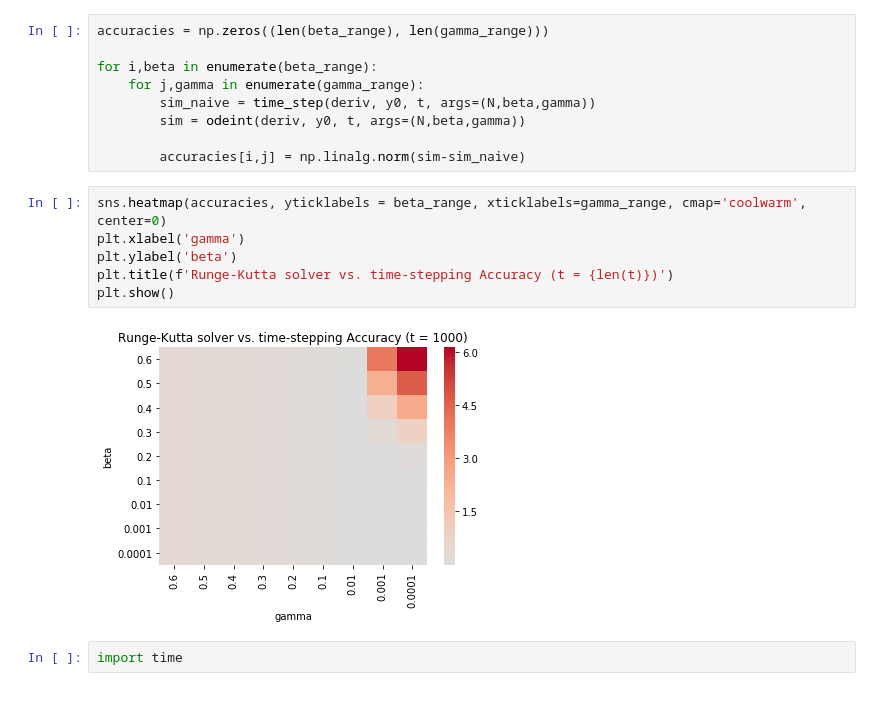
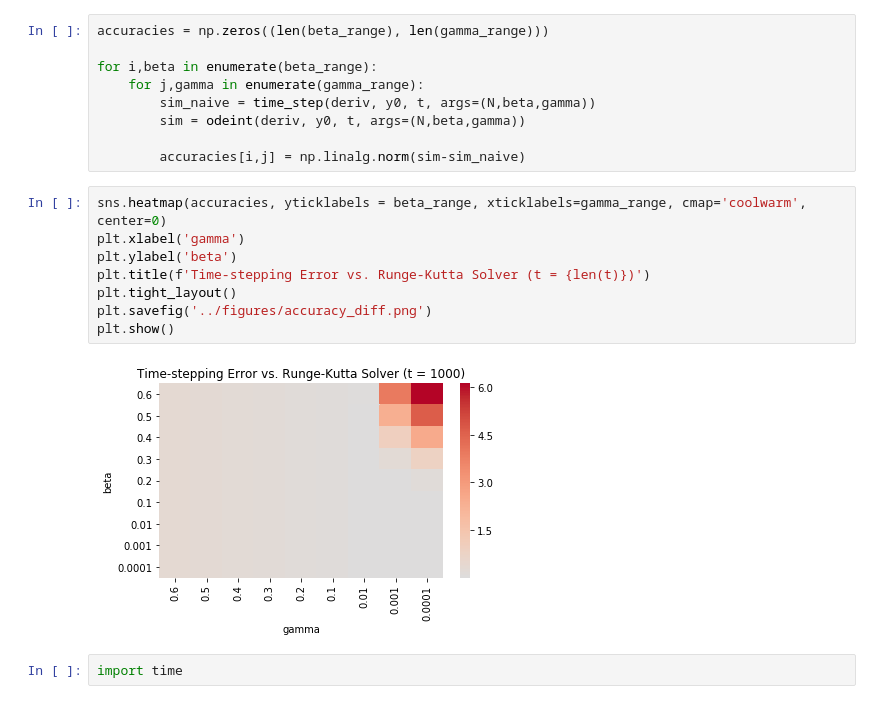
Before and after one commit to rflperry/553.738_final, a Jupyter notebook: notebooks/1-rp-SIR_model.ipynb, the cells around one changed output. Saved outputs shown, nothing was run; the diff lists cells and outputs as text.

```diff
--- a/notebooks/1-rp-SIR_model.ipynb
+++ b/notebooks/1-rp-SIR_model.ipynb
@@ -150,11 +150,13 @@ for i,beta in enumerate(beta_range):
 # %%
 sns.heatmap(accuracies, yticklabels = beta_range, xticklabels=gamma_range, cmap='coolwarm', center=0)
 plt.xlabel('gamma')
 plt.ylabel('beta')
-plt.title(f'Runge-Kutta solver vs. time-stepping Accuracy (t = {len(t)})')
+plt.title(f'Time-stepping Error vs. Runge-Kutta Solver (t = {len(t)})')
+plt.tight_layout()
+plt.savefig('../figures/accuracy_diff.png')
 plt.show()
 # %% [output]
-[figure, old version]
+[figure, new version]
 # %%
 import time
 # %%
```
Also changed, not shown: parts of 2 cells of this notebook.
